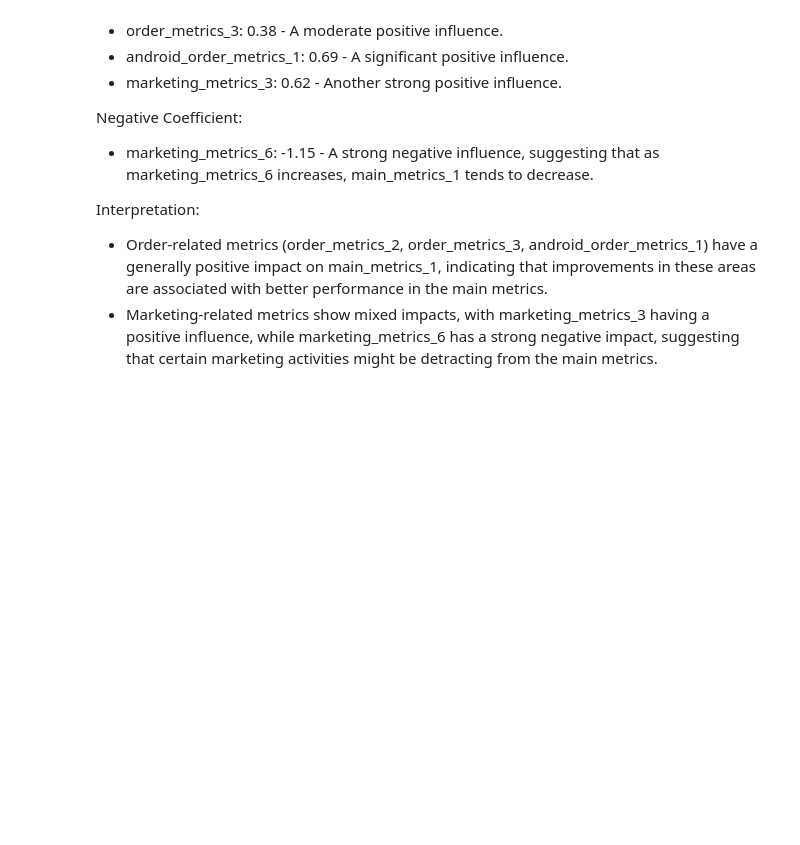
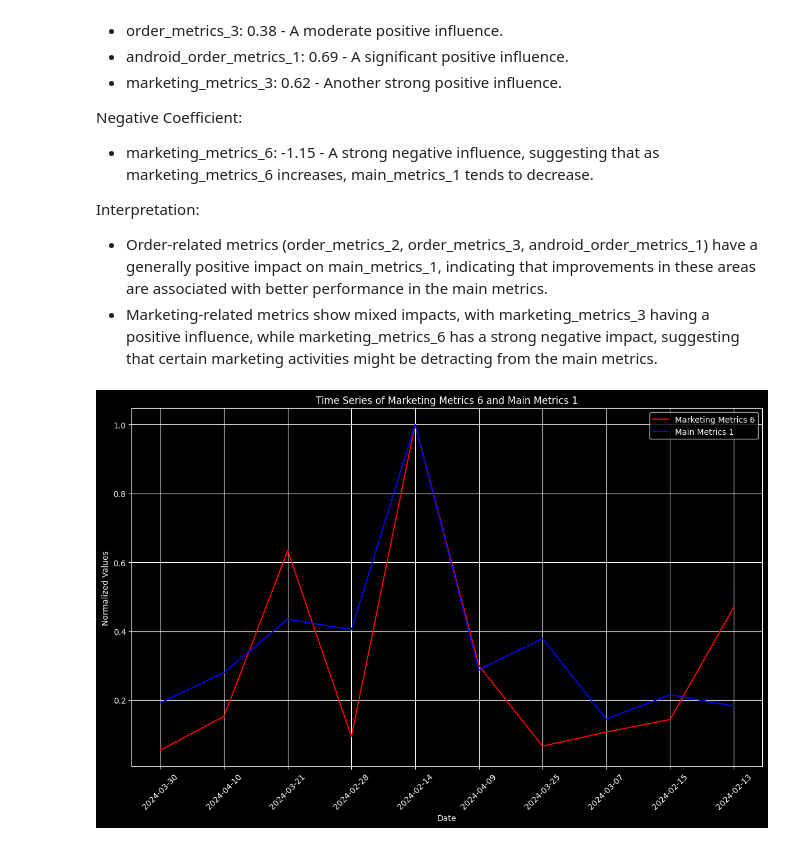
Before and after one commit to ssulaihasubi/floward-take-home-assessment, a Jupyter notebook: case-study-2-anomaly-detection.ipynb, the cells around one changed output. Drawn from its saved outputs; the diff is of its cells as text; code cells hidden in the pictures; blank space fills up the shorter version.

```diff
--- a/case-study-2-anomaly-detection.ipynb
+++ b/case-study-2-anomaly-detection.ipynb
@@ -360,3 +360,25 @@ Negative Coefficient:
 Interpretation:
 * Order-related metrics (order_metrics_2, order_metrics_3, android_order_metrics_1) have a generally positive impact on main_metrics_1, indicating that improvements in these areas are associated with better performance in the main metrics.
 * Marketing-related metrics show mixed impacts, with marketing_metrics_3 having a positive influence, while marketing_metrics_6 has a strong negative impact, suggesting that certain marketing activities might be detracting from the main metrics.
+# %%
+# Delve deeper into the relationship between marketing_metrics_6 and main_metrics_1
+# to understand why this metric has a strong negative impact
+
+# Visualize the time series trends of 'marketing_metrics_6' and 'main_metrics_1'
+plt.figure(figsize=(14, 8))
+
+# Plot marketing_metrics_6
+plt.plot(anomalies['snapshot_date'], anomalies_with_metrics['marketing_metrics_6'], label='Marketing Metrics 6', color='red')
+
+# Plot main_metrics_1
+plt.plot(anomalies['snapshot_date'], anomalies['main_metrics_1'], label='Main Metrics 1', color='blue')
+
+plt.title('Time Series of Marketing Metrics 6 and Main Metrics 1')
+plt.xlabel('Date')
+plt.ylabel('Normalized Values')
+plt.legend()
+plt.xticks(rotation=45)
+plt.grid(True)
+plt.show()
+# %% [output]
+[figure, added]
```
Also changed, not shown: parts of 3 cells of this notebook.
